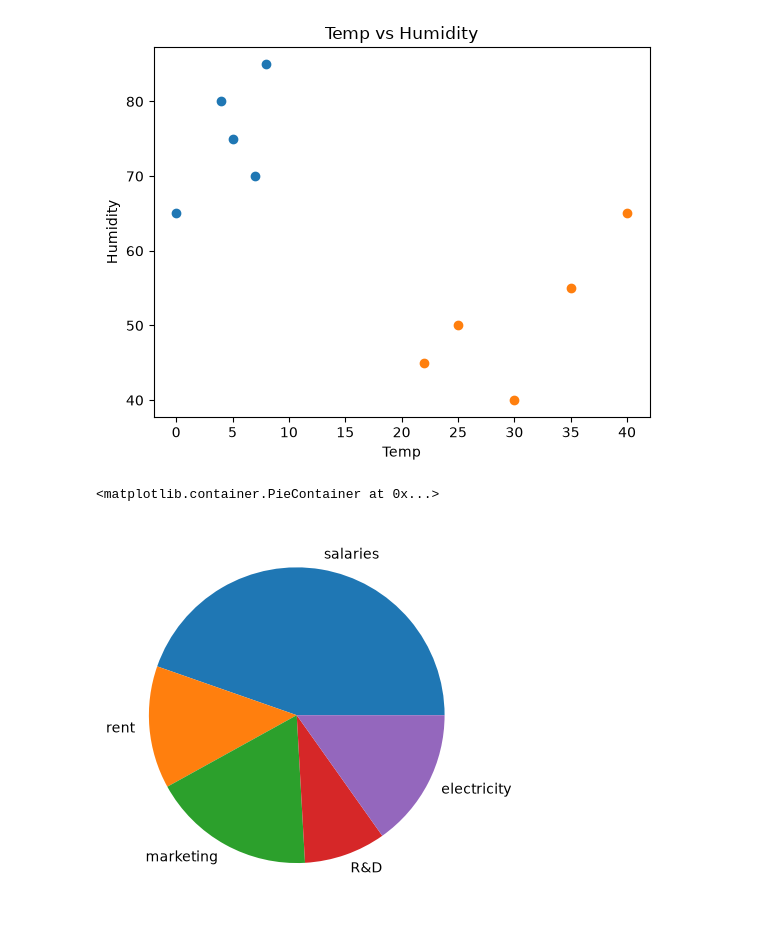
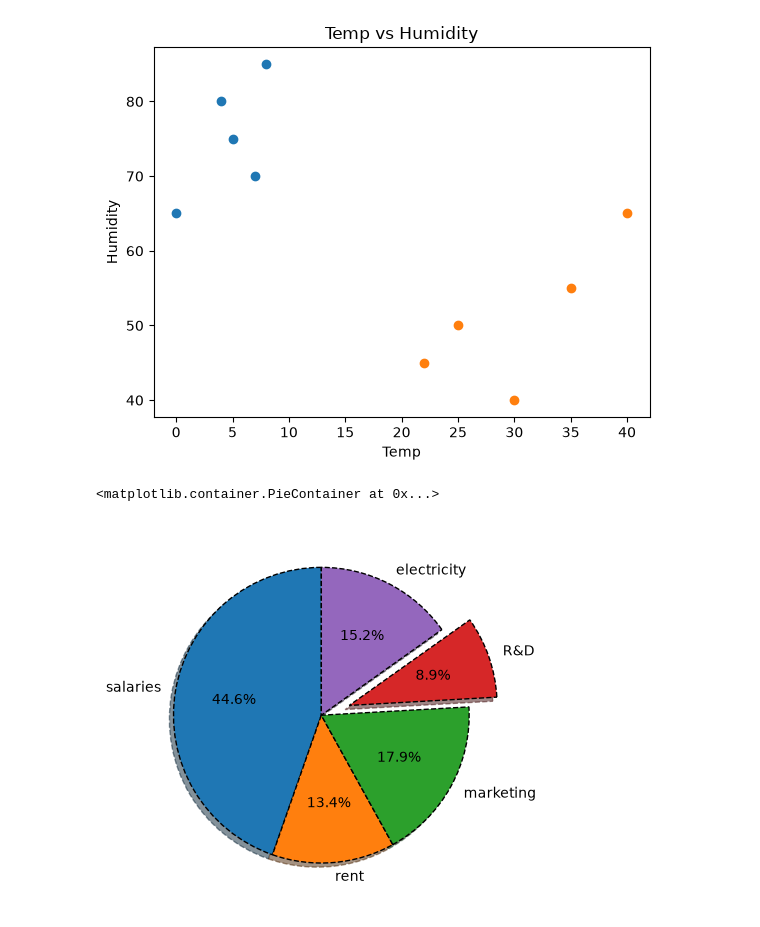
Before and after one commit to Nahin4200/AI-ML_learning_journey, a Jupyter notebook: matplotlib/matplotlib_01.ipynb, the cells around one changed output. Saved outputs shown, nothing was run; the diff lists cells and outputs as text; code cells hidden in the pictures.

Commit message:
add pie charts

```diff
--- a/matplotlib/matplotlib_01.ipynb
+++ b/matplotlib/matplotlib_01.ipynb
@@ -183,7 +183,17 @@ Text(0, 0.5, 'Humidity')
 # %%
 expenses = ["salaries", "rent", "marketing", "R&D", "electricity"]
 amounts = [500,150,200,100,170]
-plt.pie(amounts, labels = expenses)
+explode = [0,0,0,0.2,0]
+plt.pie(amounts, labels = expenses, autopct= "%1.1f%%",
+       wedgeprops={
+           "edgecolor": "black",
+           "linewidth": 1,
+           "linestyle": "--"
+       },
+        explode = explode,
+        startangle = 90,
+        shadow = True
+       )
 # %% [output]
 <matplotlib.container.PieContainer at 0x...>
-[figure, old version]
+[figure, new version]
```
